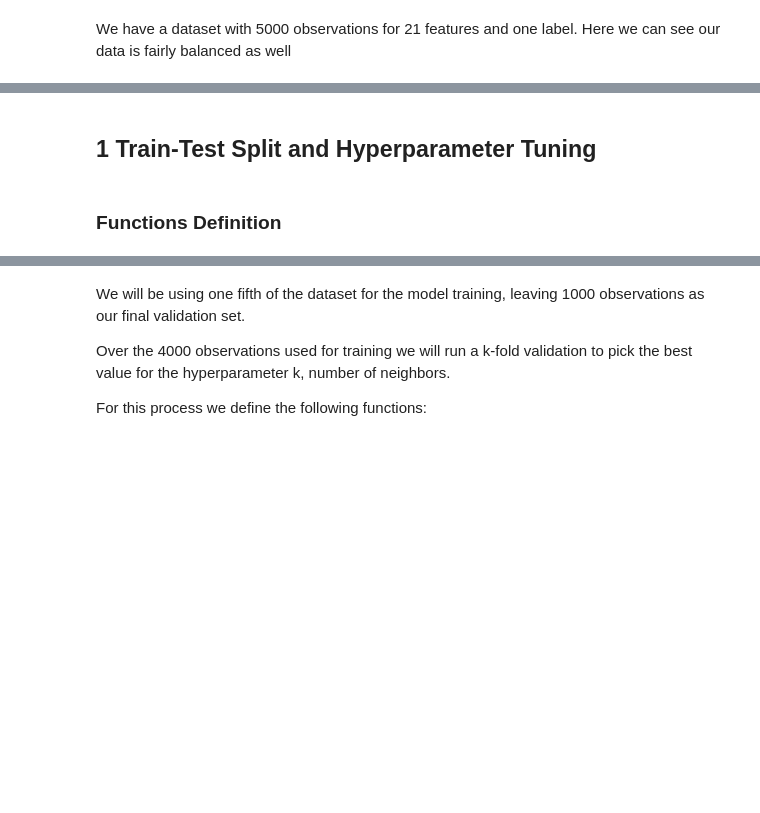
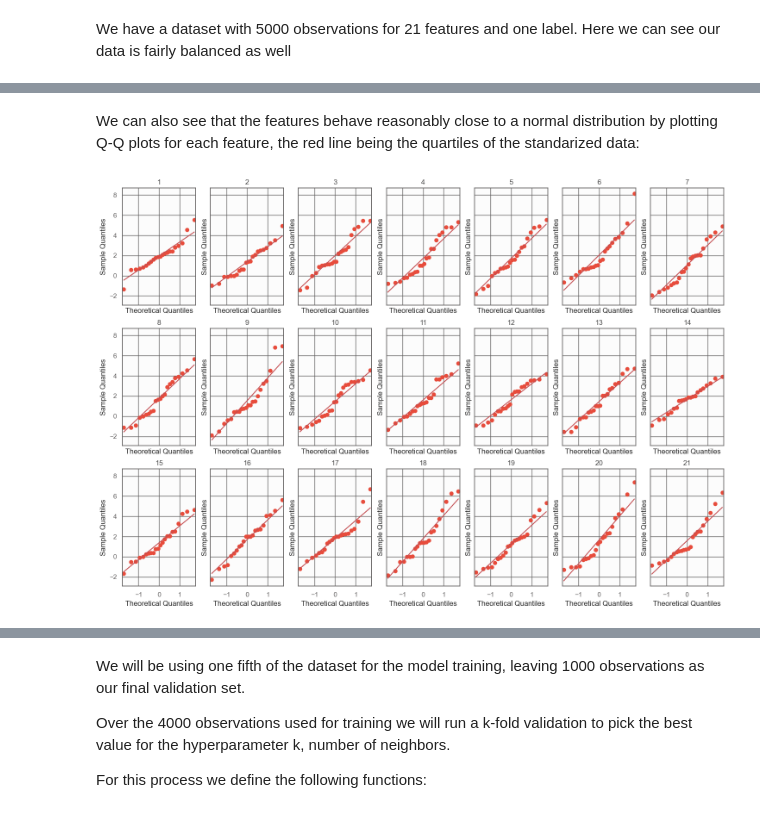
Before and after one commit to ChelsyMena/knn-implementation, a Jupyter notebook: main.ipynb, the cells around one changed output, grey strips where cells are left out. Drawn from its saved outputs; the diff is of its cells as text; code cells hidden in the pictures; blank space fills up the shorter version.

```diff
--- a/main.ipynb
+++ b/main.ipynb
@@ -81,4 +91,14 @@ plt.show()
-# %% [markdown]
-## 1 Train-Test Split and Hyperparameter Tuning
-# %% [markdown]
-### Functions Definition
+# %% [markdown]
+We can also see that the features behave reasonably close to a normal distribution by plotting Q-Q plots for each feature, the red line being the quartiles of the standarized data:
+# %%
+fig, axes = plt.subplots(3, 7, figsize=(18, 12), sharex=True, sharey=True)
+
+column = 0
+for i in range(3):
+    for j in range(7):
+        sm.qqplot(data[column+1], line='s', ax=axes[i][j])
+        axes[i][j].set_title(str(column+1))
+        column +=1
+plt.show()
+# %% [output]
+[figure, added]
```
Also changed, not shown: parts of 27 cells of this notebook, 6 other files.
